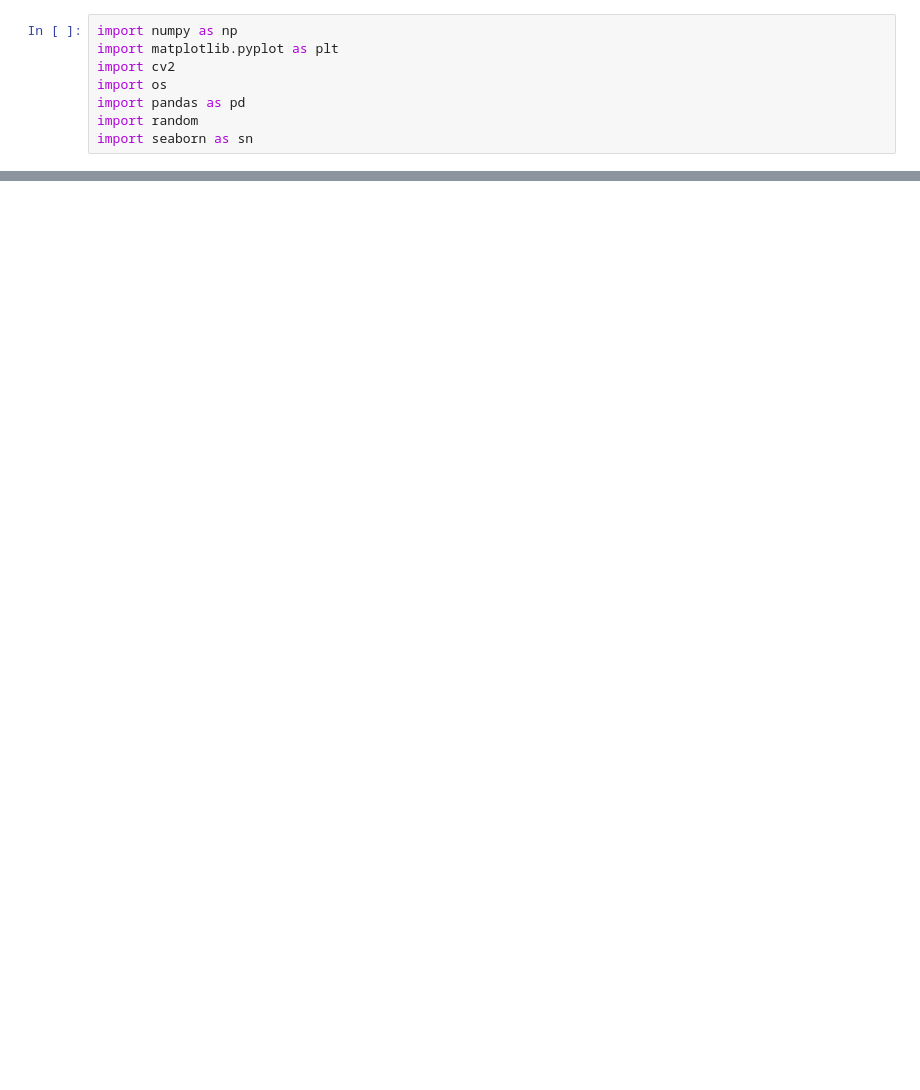
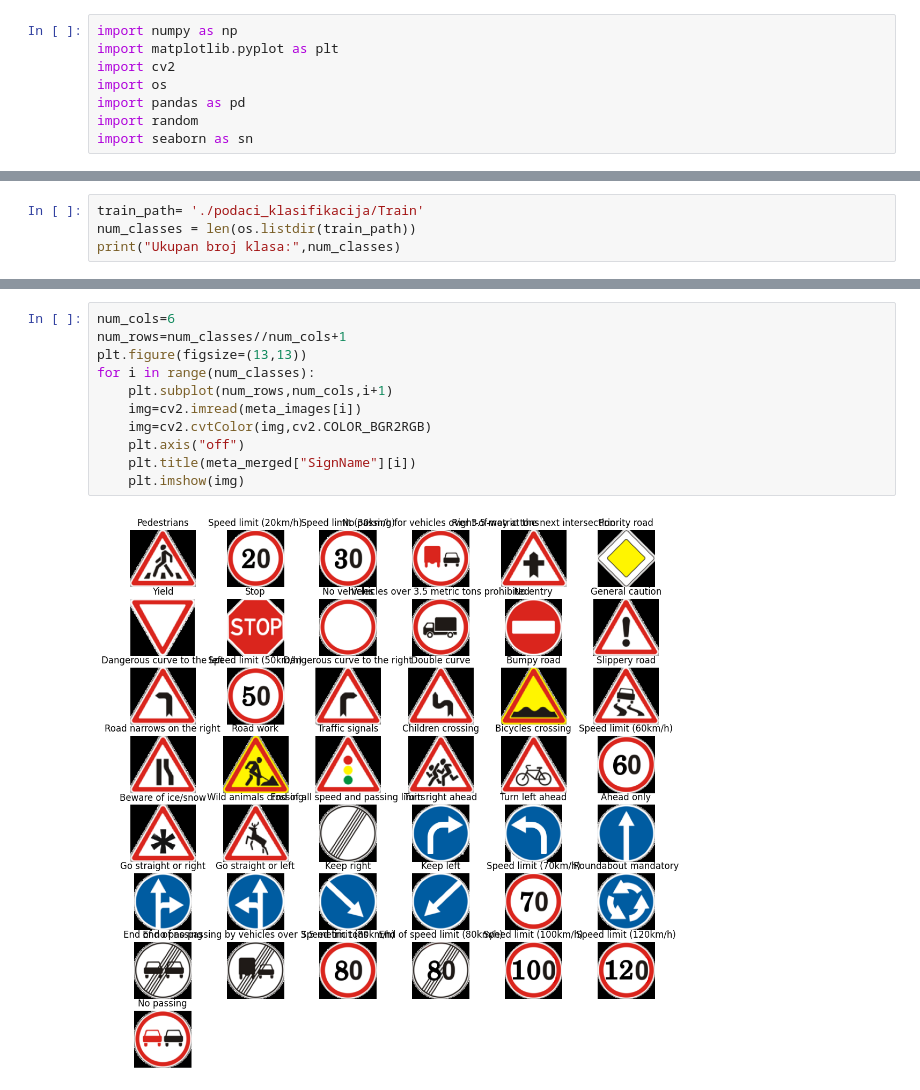
Before and after one commit to ajdinbukvic/poos-projekat, a Jupyter notebook: 01_priprema_analiza_podataka.ipynb, the cells around one changed output, grey strips where cells are left out. Drawn from its saved outputs; the diff is of its cells as text; blank space fills up the shorter version.

```diff
--- a/01_priprema_analiza_podataka.ipynb
+++ b/01_priprema_analiza_podataka.ipynb
@@ -335,0 +70,4 @@ fig.savefig('assets/data/images/output/traffic_sign_gallery.jpg', bbox_inches='t
+# %%
+train_path= './podaci_klasifikacija/Train'
+num_classes = len(os.listdir(train_path))
+print("Ukupan broj klasa:",num_classes)
@@ -335,0 +124,13 @@ fig.savefig('assets/data/images/output/traffic_sign_gallery.jpg', bbox_inches='t
+# %%
+num_cols=6
+num_rows=num_classes//num_cols+1
+plt.figure(figsize=(13,13))
+for i in range(num_classes):
+    plt.subplot(num_rows,num_cols,i+1)
+    img=cv2.imread(meta_images[i])
+    img=cv2.cvtColor(img,cv2.COLOR_BGR2RGB)
+    plt.axis("off")
+    plt.title(meta_merged["SignName"][i])
+    plt.imshow(img)
+# %% [output]
+[figure, added]
```
Also changed, not shown: parts of 45 cells of this notebook.
